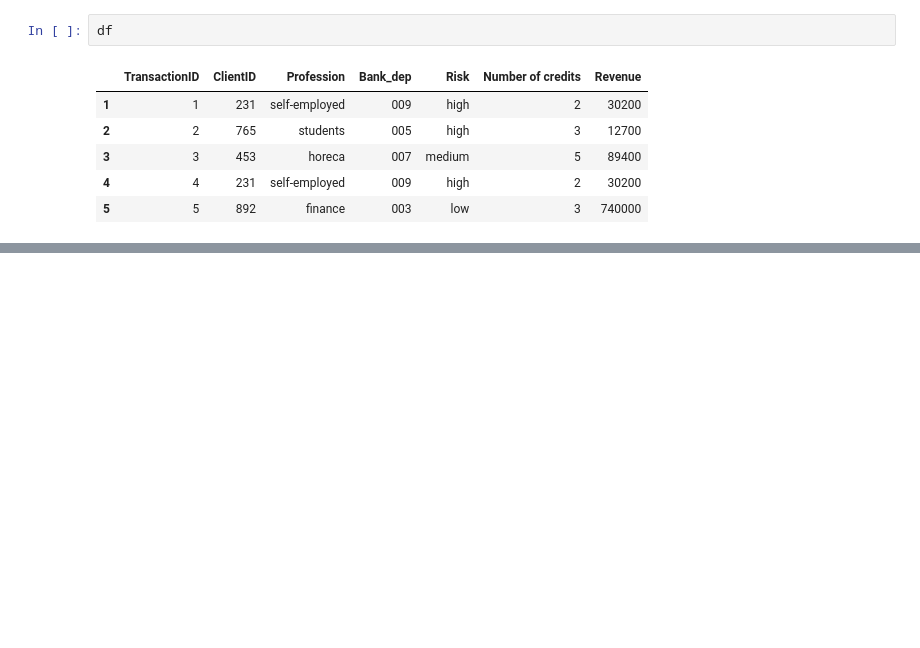
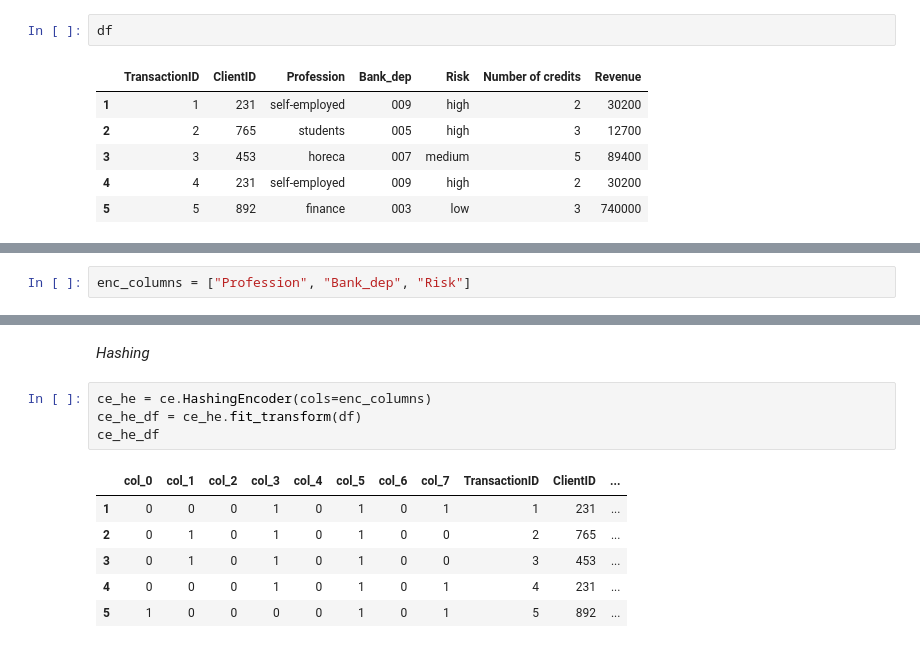
Before and after one commit to psyrgkan/DAFT_1022, a Jupyter notebook: Module_1/Lab_32_Encoding/encoding.ipynb, the cells around one changed output, grey strips where cells are left out. Drawn from its saved outputs; the diff is of its cells as text; blank space fills up the shorter version.

```diff
--- a/Module_1/Lab_32_Encoding/encoding.ipynb
+++ b/Module_1/Lab_32_Encoding/encoding.ipynb
@@ -24,0 +27,2 @@ df
+# %%
+enc_columns = ["Profession", "Bank_dep", "Risk"]
@@ -24,0 +135,13 @@ df
+# %% [markdown]
+*Hashing*
+# %%
+ce_he = ce.HashingEncoder(cols=enc_columns)
+ce_he_df = ce_he.fit_transform(df)
+ce_he_df
+# %% [output]
+|  | col_0 | col_1 | col_2 | col_3 | col_4 | col_5 | col_6 | col_7 | TransactionID | ClientID | ... |
+| 1 | 0 | 0 | 0 | 1 | 0 | 1 | 0 | 1 | 1 | 231 | ... |
+| 2 | 0 | 1 | 0 | 1 | 0 | 1 | 0 | 0 | 2 | 765 | ... |
+| 3 | 0 | 1 | 0 | 1 | 0 | 1 | 0 | 0 | 3 | 453 | ... |
+| 4 | 0 | 0 | 0 | 1 | 0 | 1 | 0 | 1 | 4 | 231 | ... |
+| 5 | 1 | 0 | 0 | 0 | 0 | 1 | 0 | 1 | 5 | 892 | ... |
```
Also changed, not shown: parts of 49 cells of this notebook.
